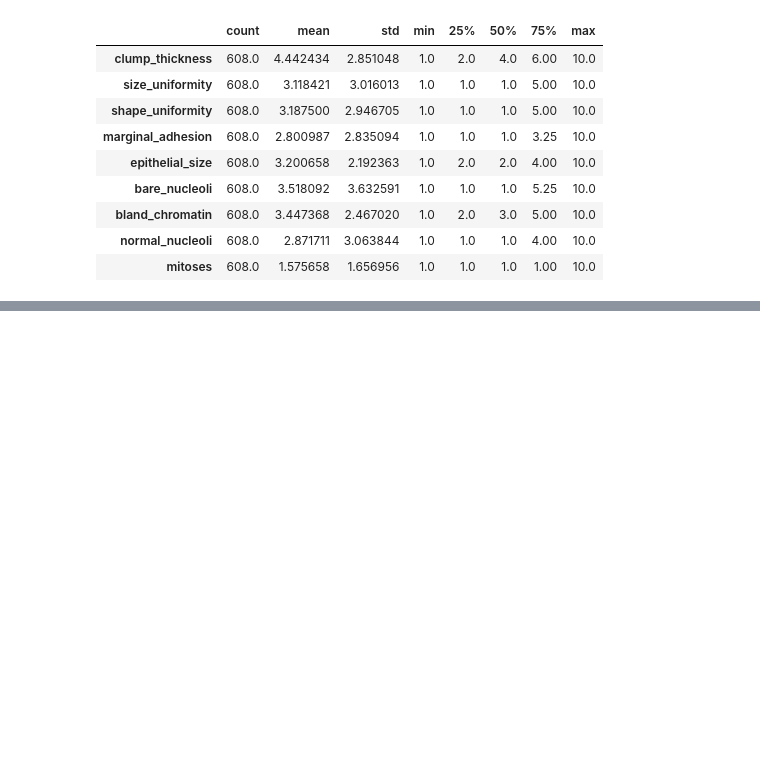
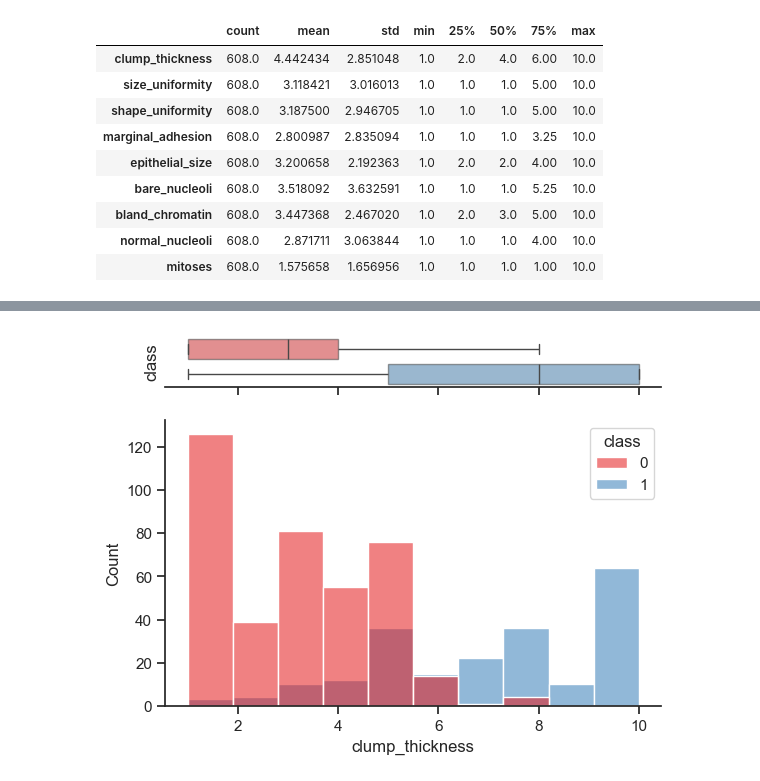
Before and after one commit to Joe-ElM/Breast-Cancer, a Jupyter notebook: Notebooks/1. EDA.ipynb, the cells around one changed output, grey strips where cells are left out. Saved outputs shown, nothing was run; the diff lists cells and outputs as text; code cells hidden in the pictures; blank space fills up the shorter version.

```diff
--- a/Notebooks/1. EDA.ipynb
+++ b/Notebooks/1. EDA.ipynb
@@ -194,0 +293,17 @@ df.describe().T
+# %%
+sns.set(style="ticks")
+
+f, (ax_box, ax_hist) = plt.subplots(2, sharex=True,
+                                    gridspec_kw={"height_ratios": (.15, .85)})
+
+# Use boxplot for box-and-whisker plot with different colors for each class
+sns.boxplot(data=df, x='clump_thickness', y='class', ax=ax_box, orient='h', palette="Set1",  boxprops=dict(alpha=0.55))   # , whiskerprops=dict(alpha=0.5)
+
+# Use histplot for the histogram
+sns.histplot(data=df, x='clump_thickness', hue='class', alpha=0.55, bins=10, ax=ax_hist, palette="Set1")
+
+ax_box.set(yticks=[])
+sns.despine(ax=ax_hist)
+sns.despine(ax=ax_box, left=True)
+# %% [output]
+[figure, added]
```
Also changed, not shown: parts of 9 cells of this notebook, 1 other file.
